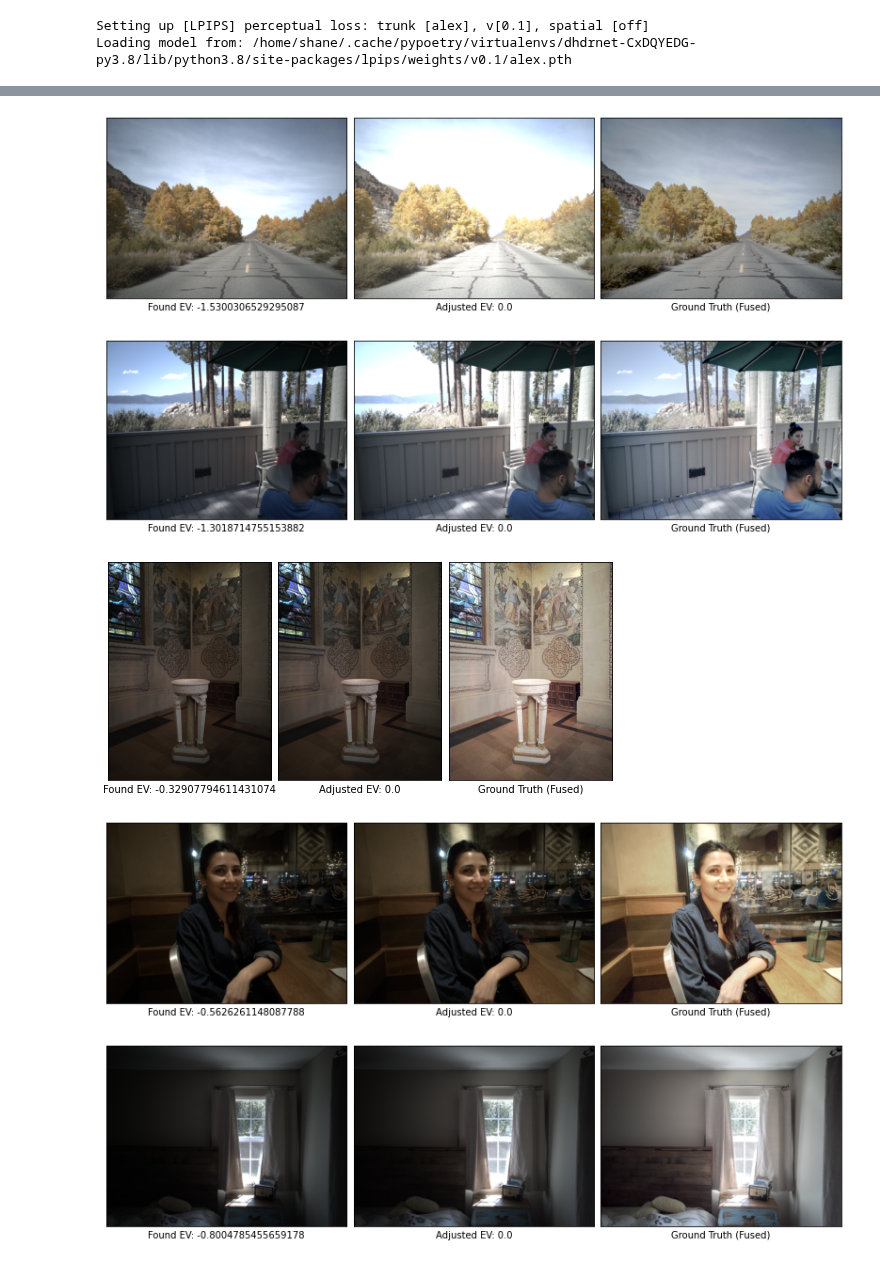
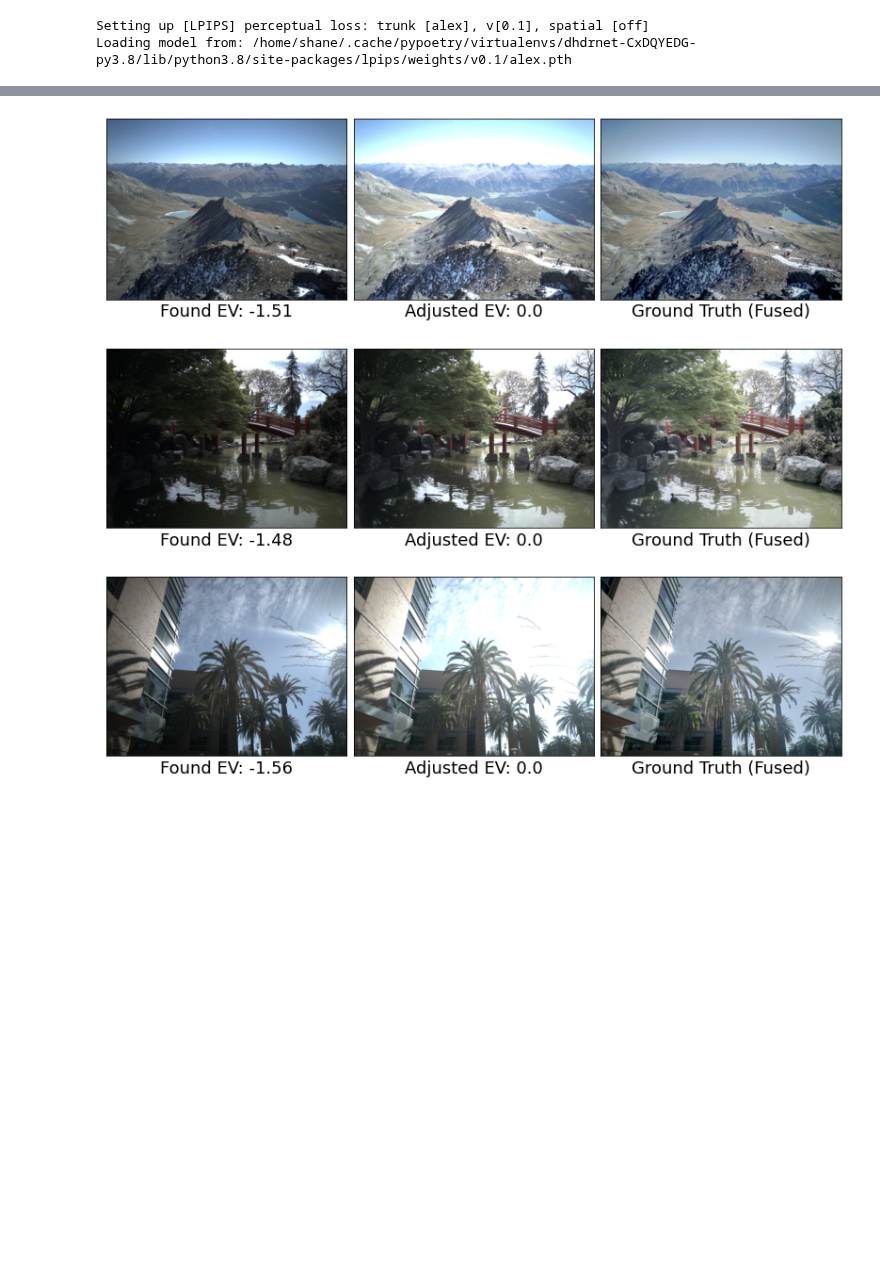
Before and after one commit to smsegal/DHDRNet, a Jupyter notebook: dhdrnet/notebooks/exposuredata.ipynb, the cells around one changed output, grey strips where cells are left out. Cells and saved outputs as stored; diff of their text form; code cells hidden in the pictures; blank space fills up the shorter version.

Commit message:
update precomputed_data

```diff
--- a/dhdrnet/notebooks/exposuredata.ipynb
+++ b/dhdrnet/notebooks/exposuredata.ipynb
@@ -10,7 +10,10 @@ from PIL import ExifTags, Image
 from dhdrnet.gen_pairs import GenAllPairs
 from dhdrnet.util import ROOT_DIR
 
+plt.rcParams.update({'font.size': 14})
+plt.rcParams.update({'axes.labelsize': 18})
+
 %matplotlib inline
 
-FIGDIR = ROOT_DIR / "figures"
+FIGDIR = ROOT_DIR / "precomputed_data" / "figures"
 DATA_DIR = ROOT_DIR / "data"
@@ -125,8 +131,17 @@ Loading model from: /home/shane/.cache/pypoetry/virtualenvs/dhdrnet-CxDQYEDG-py3
 from itertools import cycle
 
 from mpl_toolkits.axes_grid1 import ImageGrid
+image_names = [
+    "4KK2_20150817_232517_171",
+    "0382_20150921_112933_077",
+    "6G7M_20150411_122934_265",
+    "62CL_20150213_172818_098",
+    "0382_20150921_112933_077"
+]
+im_selected = {name: all_evs[name] for name in image_names}
 
-for ip, ev in im_sample:
+(FIGDIR / "ev_comparisons").mkdir(exist_ok=True, parents=True)
+for ip, ev in im_selected.items():
     gt = gen.get_ground_truth(ip)
     fig = plt.figure(figsize=(14, 4))
     plt.tight_layout()
@@ -135,7 +150,7 @@ for ip, ev in im_sample:
     for ax, im, cev in zip(
         grid,
         [imgbase, img_ev0, gt],
-        cycle([f"Found EV: {ev}", "Adjusted EV: 0.0", "Ground Truth (Fused)"]),
+        cycle([f"Found EV: {ev:.2f}", "Adjusted EV: 0.0", "Ground Truth (Fused)"]),
     ):
         ax.imshow(im[..., [2, 1, 0]])
         ax.set_xticks([])
@@ -153,5 +168,3 @@ for ip, ev in im_sample:
-[figure, old version]
+[figure, new version]
-[figure, old version]
+[figure, new version]
-[figure, old version]
+[figure, new version]
-[figure, removed]
-[figure, removed]
```
Also changed, not shown: parts of 10 cells of this notebook, 2 other files.
